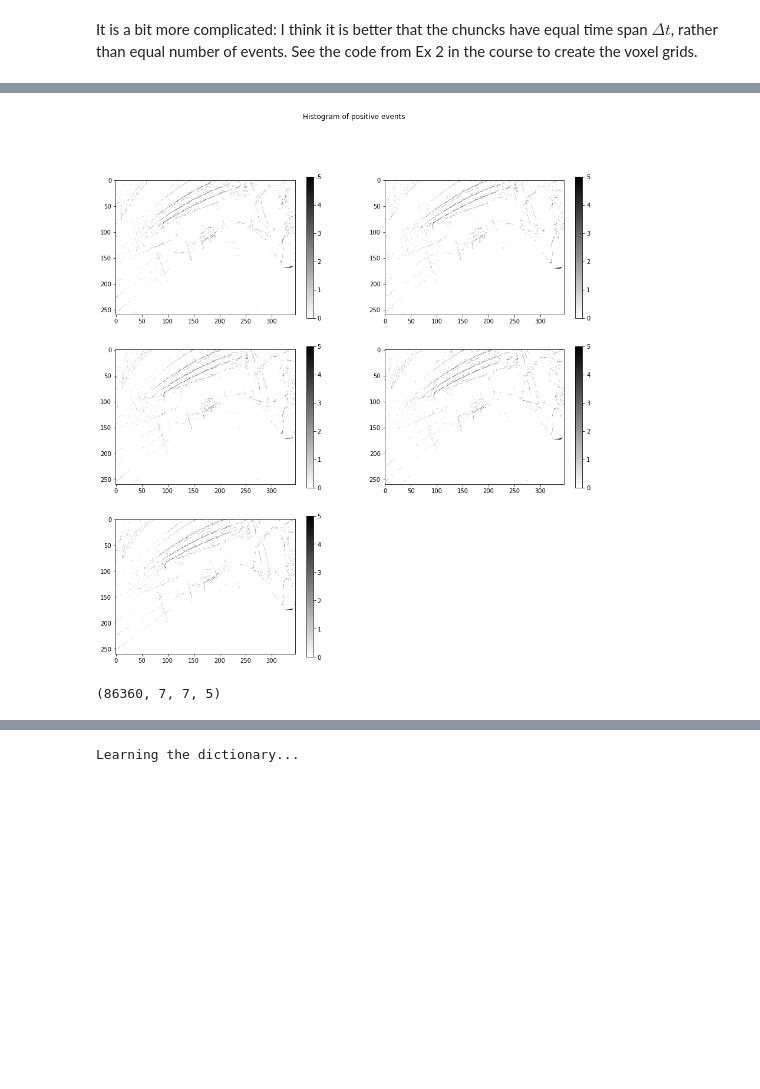
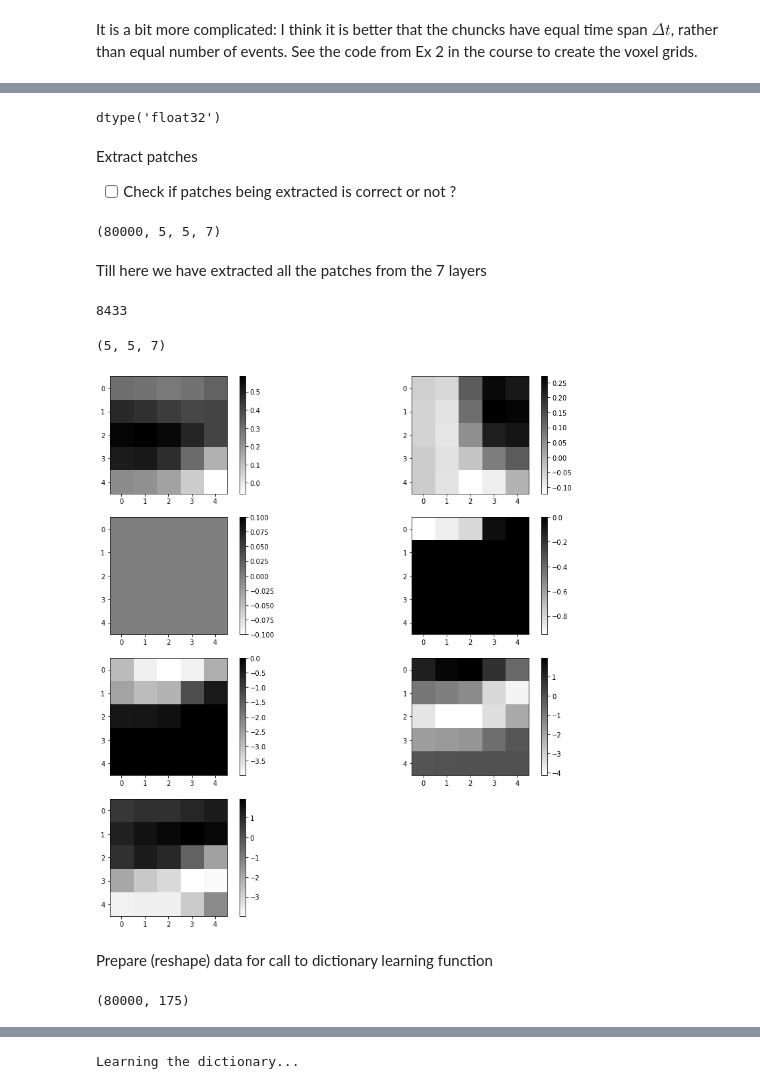
Before and after one commit to SudeshnaBora/Computer_Vision, a Jupyter notebook: code/Learning Phase.ipynb, the cells around one changed output, grey strips where cells are left out. Saved outputs shown, nothing was run; the diff lists cells and outputs as text; code cells hidden in the pictures; blank space fills up the shorter version.

```diff
--- a/code/Learning Phase.ipynb
+++ b/code/Learning Phase.ipynb
@@ -106,6 +134,7 @@ y = np.array(y)
 timestamp = np.array(timestamp)
 pol = np.array(pol)
 # %%
+#dividing the events into equal chunks of time
 t_max = np.amax(timestamp)
 t_min = np.amin(timestamp)
 t_range = t_max - t_min
@@ -115,5 +144,3 @@ t_edges = np.linspace(t_min,t_max,num_time_slices+1) # boundaries of the cells;
 # Specify bin edges in each dimension
 bin_edges = (np.linspace(0,image.shape[0],image.shape[0]+1),
              np.linspace(0,image.shape[1],image.shape[1]+1), t_edges)
-yxt = np.transpose(np.array([y, x, timestamp])) # all events
-voxelgrid, edges = np.histogramdd(yxt, bins=bin_edges)
@@ -153,0 +267,7 @@ plt.show()
+# %%
+image_gradient = np.concatenate((np.expand_dims(image_x, axis=2), np.expand_dims(image_y, axis=2)), axis=2)
+print(image_gradient.shape)
+if split_by_polarity:
+    voxelgrid = np.concatenate((voxelgrid_pos,voxelgrid_neg), axis=2)
+data = np.concatenate((image_gradient, voxelgrid), axis=2)
+del image_gradient
@@ -154,14 +280,50 @@ plt.show()
+# %%
+data.dtype
+# %% [output]
+dtype('float32')
+# %% [markdown]
+Extract patches
+
+- [ ] Check if patches being extracted is correct or not ?
+# %%
+# https://scikit-learn.org/stable/modules/generated/sklearn.feature_extraction.image.extract_patches_2d.html
+# source code : https://github.com/scikit-learn/scikit-learn/blob/master/sklearn/feature_extraction/image.py
+data_patches = image_extractor.extract_patches_2d(data, patch_size, max_patches)
+data_patches.shape
+# %% [output]
+(80000, 5, 5, 7)
+# %% [markdown]
+Till here we have extracted all the patches from the 7 layers
+# %%
+# Plot the information of this patch:
+idx_patch = 31
+
+nrm_large = 0
+for i in range(int(max_patches/5)):
+    # why do this step ?
+    ww = data_patches[i].reshape(patch_size[0],patch_size[1],-1)
+    nrm = np.linalg.norm(ww)
+    if nrm > nrm_large:
+        nrm_large = nrm
+        idx_patch = i
+
+idx_patch
+# %% [output]
+8433
 # %%
-fig, axs = plt.subplots(3, 2, figsize=(15, 15))
-fig.suptitle('Histogram of positive events')
-
-for i in range(num_time_slices):
+ww = data_patches[idx_patch].reshape(patch_size[0],patch_size[1],-1)
+print( ww.shape )
+fig, axs = plt.subplots(int((data.shape[2]+1)/2), 2, figsize=(15, 15))
+for i in range(data.shape[2]):
     plt.sca(axs[int(i/2),i%2])
-    plt.imshow(voxelgrid_pos[:,:,i], cmap='gray_r')
+    plt.imshow(ww[:,:,i], cmap='gray_r')
     plt.colorbar()
 
-axs.flat[-1].set_visible(False)
+if data.shape[2] % 2 == 1:
+    # if odd number of plots, hide last one
+    axs.flat[-1].set_visible(False)
 
 plt.show()
 # %% [output]
+(5, 5, 7)
-[figure, old version]
+[figure, new version]
@@ -170,0 +330,2 @@ En = image_extractor.extract_patches_2d(voxelgrid_neg, patch_size)
+# %% [markdown]
+Prepare (reshape) data for call to dictionary learning function
@@ -171,4 +334,4 @@ En = image_extractor.extract_patches_2d(voxelgrid_neg, patch_size)
 # %%
-Ep.shape
+data_patches.shape
 # %% [output]
-(86360, 7, 7, 5)
+(80000, 175)
```
Also changed, not shown: parts of 61 cells of this notebook.
